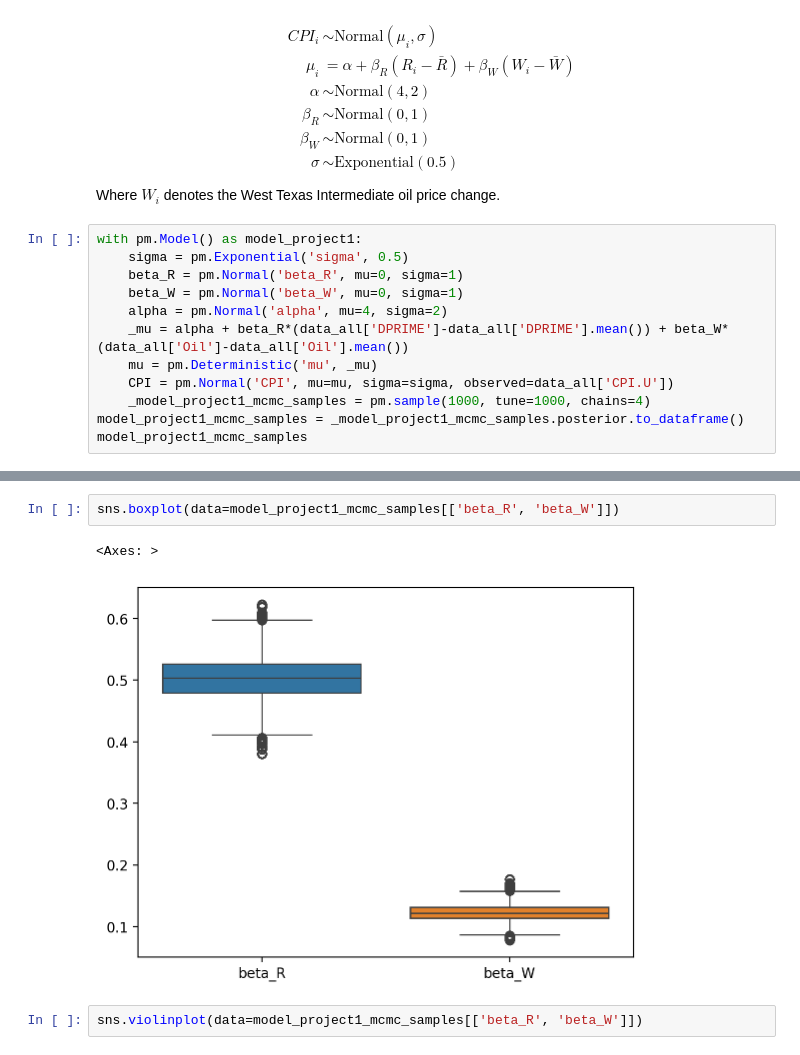
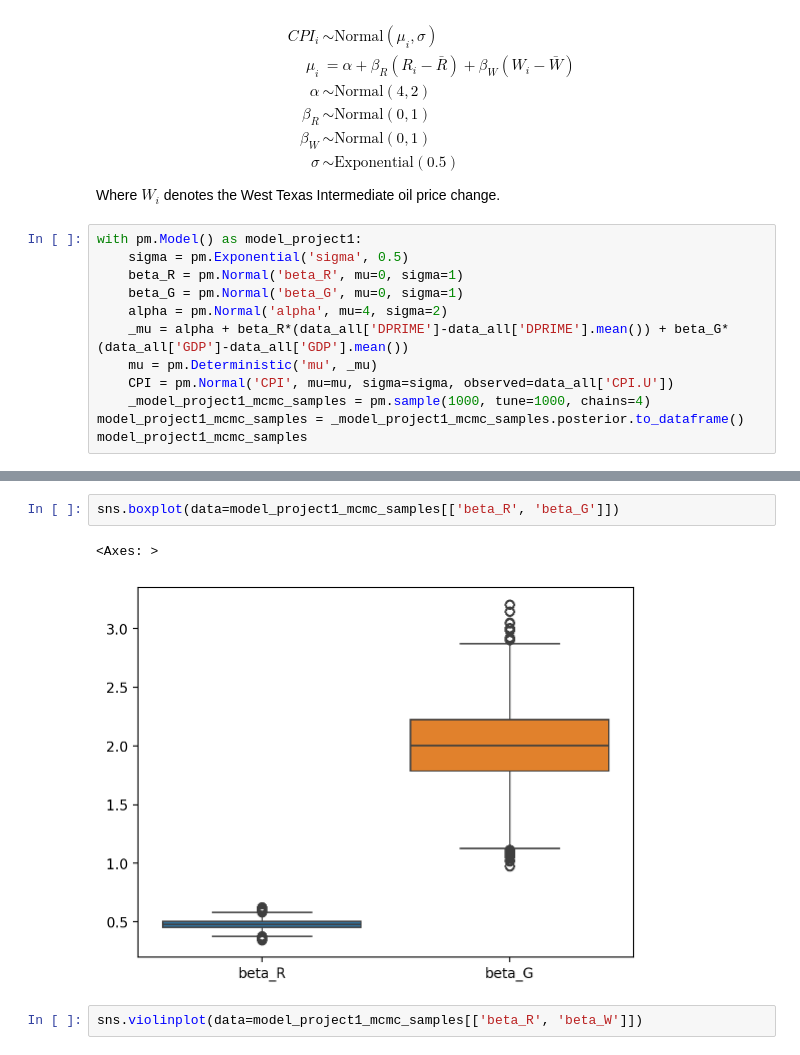
Before and after one commit to AndreiAf02/Math509Project_Public, a Jupyter notebook: 509ProjectV2.ipynb, the cells around one changed output, grey strips where cells are left out. Drawn from its saved outputs; the diff is of its cells as text.

```diff
--- a/509ProjectV2.ipynb
+++ b/509ProjectV2.ipynb
@@ -220,9 +220,9 @@ This takes the form:
 with pm.Model() as model_project1:
     sigma = pm.Exponential('sigma', 0.5)
     beta_R = pm.Normal('beta_R', mu=0, sigma=1)
-    beta_W = pm.Normal('beta_W', mu=0, sigma=1)
+    beta_G = pm.Normal('beta_G', mu=0, sigma=1)
     alpha = pm.Normal('alpha', mu=4, sigma=2)
-    _mu = alpha + beta_R*(data_all['DPRIME']-data_all['DPRIME'].mean()) + beta_W*(data_all['Oil']-data_all['Oil'].mean())
+    _mu = alpha + beta_R*(data_all['DPRIME']-data_all['DPRIME'].mean()) + beta_G*(data_all['GDP']-data_all['GDP'].mean())
     mu = pm.Deterministic('mu', _mu)
     CPI = pm.Normal('CPI', mu=mu, sigma=sigma, observed=data_all['CPI.U'])
     _model_project1_mcmc_samples = pm.sample(1000, tune=1000, chains=4)
@@ -249,9 +249,9 @@ model_project1_mcmc_samples
 3020000 rows × 5 columns
 # %%
-sns.boxplot(data=model_project1_mcmc_samples[['beta_R', 'beta_W']])
+sns.boxplot(data=model_project1_mcmc_samples[['beta_R', 'beta_G']])
 # %% [output]
 <Axes: >
-[figure, old version]
+[figure, new version]
 # %%
 sns.violinplot(data=model_project1_mcmc_samples[['beta_R', 'beta_W']])
 # %% [output]
```
Also changed, not shown: parts of 1 cell of this notebook.
